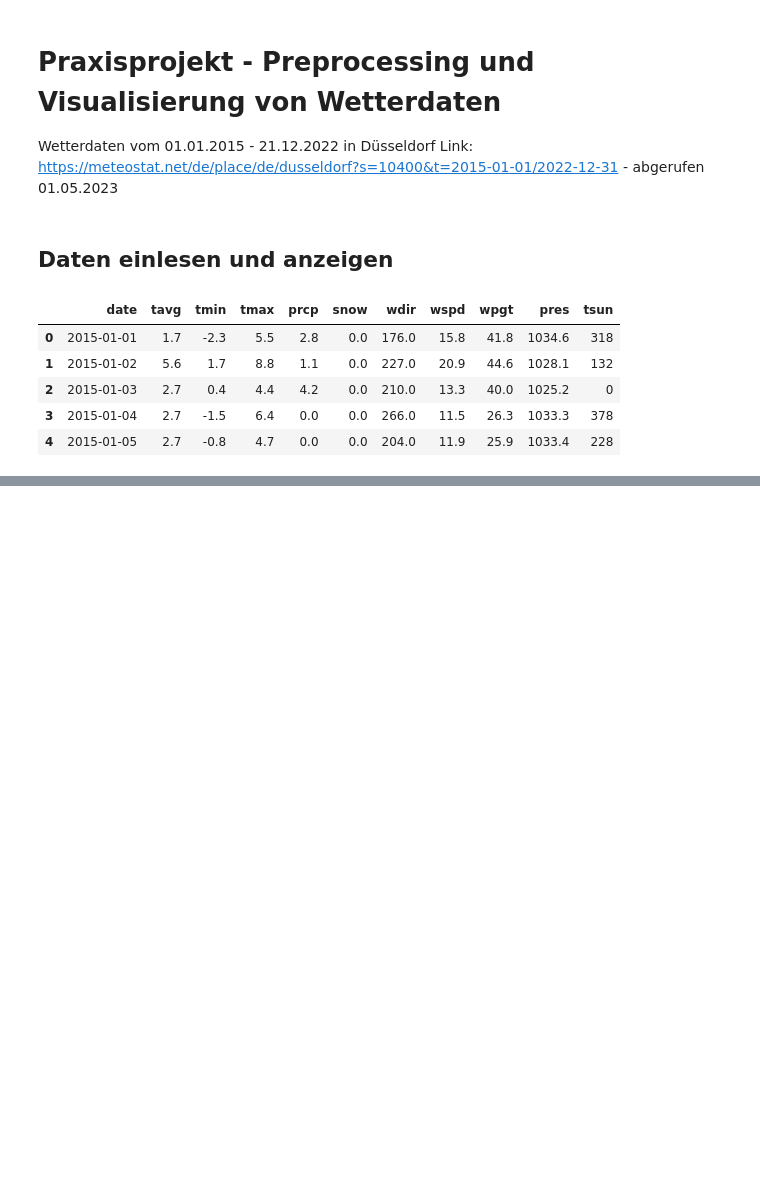
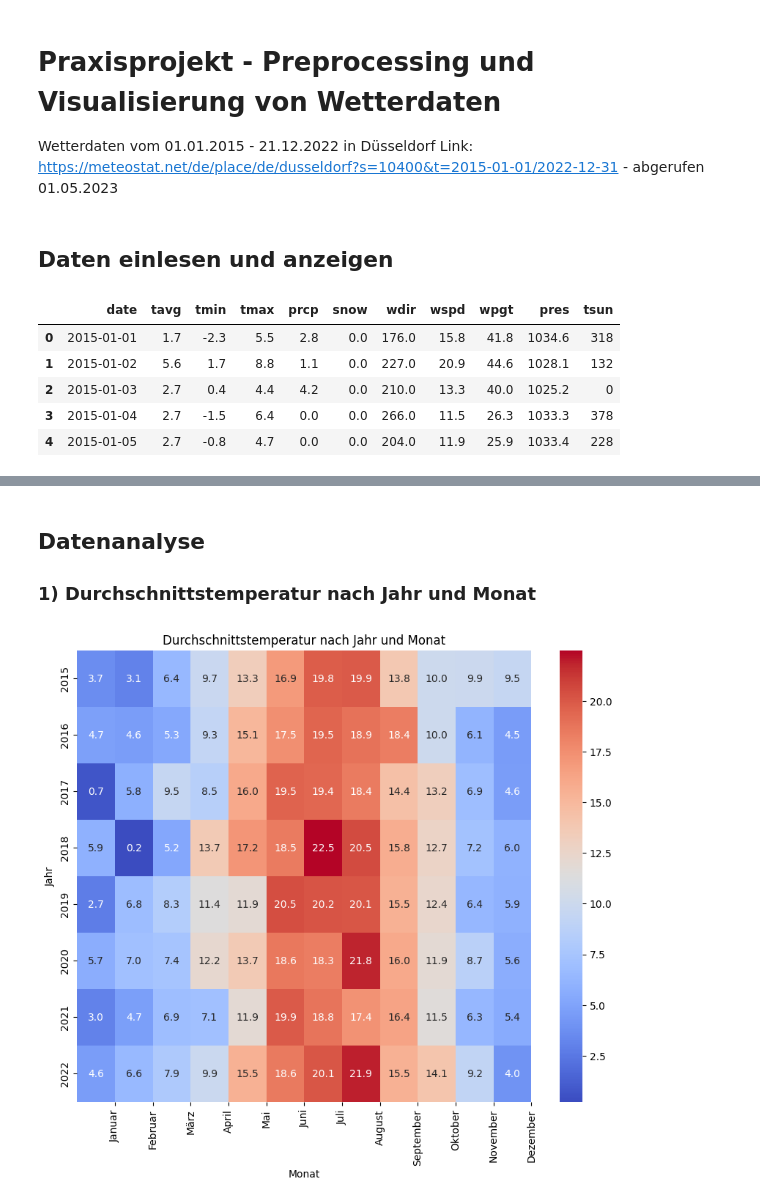
Before and after one commit to marcwiemann/Angewandte_ProgrammierungSS23, a Jupyter notebook: main.ipynb, the cells around one changed output, grey strips where cells are left out. Cells and saved outputs as stored; diff of their text form; code cells hidden in the pictures; blank space fills up the shorter version.

```diff
--- a/main.ipynb
+++ b/main.ipynb
@@ -22,0 +27,6 @@ df.head()
+# %%
+df['date'] = pd.to_datetime(df['date'])
+# %%
+df['Jahr'] = df['date'].dt.year
+df['Monat'] = df['date'].dt.month
+df['Tag'] = df['date'].dt.day
@@ -22,0 +49,3 @@ df.head()
+# %%
+df['Wochentag'] = df['date'].dt.day_name(locale='de_DE.UTF-8')
+df['Monatsname'] = df['date'].dt.month_name(locale='de_DE.UTF-8')
@@ -22,0 +68,2 @@ df.head()
+# %%
+df.rename(columns={'date': 'Datum','tavg': 'Durchschnittstemperatur', 'tmin': 'Min_Temperatur', 'tmax': 'Max_Temperatur', 'prcp': 'Gesamtniederschlag', 'snow': 'Schneehöhe', 'wdir': 'Windrichtung', 'wspd': 'Windgeschwindigkeit', 'wpgt': 'Spitzenhöhe', 'pres': 'Luftdruck', 'tsun': 'Sonnenscheindauer'}, inplace=True)
@@ -22,0 +84,16 @@ df.head()
+# %% [markdown]
+## Datenanalyse
+### 1) Durchschnittstemperatur nach Jahr und Monat
+# %%
+df_pivot = df.pivot_table(values='Durchschnittstemperatur', index='Jahr', columns='Monat', aggfunc='mean')
+
+plt.figure(figsize=(10, 8))
+sns.heatmap(data=df_pivot, annot=True, cmap='coolwarm', fmt='.1f')
+plt.xlabel('Monat')
+plt.ylabel('Jahr')
+plt.title('Durchschnittstemperatur nach Jahr und Monat')
+plt.xticks(ticks=range(1, 13), labels=monatsnamen, rotation=90)
+
+plt.show()
+# %% [output]
+[figure, added]
```
Also changed, not shown: parts of 12 cells of this notebook.
